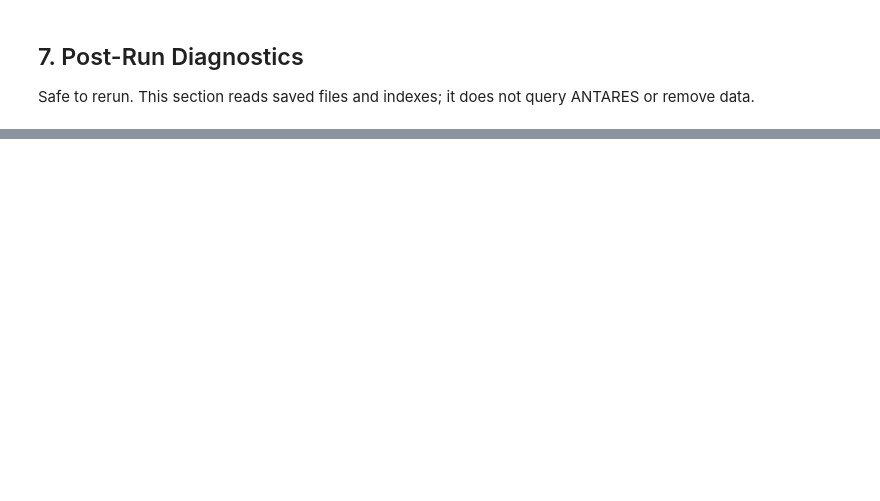
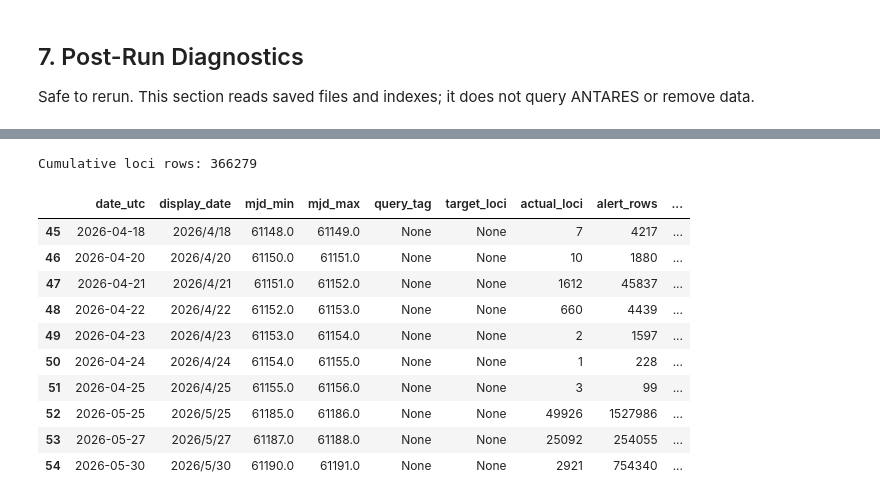
Before and after one commit to darim1151/ANTARES_Analysis, a Jupyter notebook: notebooks/historical_backfill.ipynb, the cells around one changed output, grey strips where cells are left out. Drawn from its saved outputs; the diff is of its cells as text; code cells hidden in the pictures; blank space fills up the shorter version.

```diff
--- a/notebooks/historical_backfill.ipynb
+++ b/notebooks/historical_backfill.ipynb
@@ -56,8 +60,8 @@ Change this cell for the nights you want to backfill. MJD windows are half-open:
 # %%
 # Change these two values for the historical range you want to backfill.
 # The notebook processes one full MJD day at a time.
-MJD_START = 61103.0
-MJD_STOP = 61104.0
+MJD_START = 61158.0
+MJD_STOP = 61159.0
 
 # Keep True for normal use. Existing complete nightly partitions are loaded instead of re-queried.
 RESUME_EXISTING_NIGHT = True
@@ -574,0 +662,28 @@ print("\nDiagnostics passed.")
+# %%
+from pathlib import Path
+import sys
+
+PROJECT_ROOT = Path("/home/mdarim/notebooks/ANTARES_Analysis")
+if str(PROJECT_ROOT) not in sys.path:
+    sys.path.insert(0, str(PROJECT_ROOT))
+
+from src import history
+
+DATA_ROOT = Path("/home/ivezic/AntaresAlerts/ANTARES_Analysis_Data")
+loci_index, nightly_summary = history.update_cumulative_indexes(DATA_ROOT)
+
+print("Cumulative loci rows:", len(loci_index))
+display(nightly_summary.tail(10))
+# %% [output]
+Cumulative loci rows: 366279
+|  | date_utc | display_date | mjd_min | mjd_max | query_tag | target_loci | actual_loci | alert_rows | ... |
+| 45 | 2026-04-18 | 2026/4/18 | 61148.0 | 61149.0 | None | None | 7 | 4217 | ... |
+| 46 | 2026-04-20 | 2026/4/20 | 61150.0 | 61151.0 | None | None | 10 | 1880 | ... |
+| 47 | 2026-04-21 | 2026/4/21 | 61151.0 | 61152.0 | None | None | 1612 | 45837 | ... |
+| 48 | 2026-04-22 | 2026/4/22 | 61152.0 | 61153.0 | None | None | 660 | 4439 | ... |
+| 49 | 2026-04-23 | 2026/4/23 | 61153.0 | 61154.0 | None | None | 2 | 1597 | ... |
+| 50 | 2026-04-24 | 2026/4/24 | 61154.0 | 61155.0 | None | None | 1 | 228 | ... |
+| 51 | 2026-04-25 | 2026/4/25 | 61155.0 | 61156.0 | None | None | 3 | 99 | ... |
+| 52 | 2026-05-25 | 2026/5/25 | 61185.0 | 61186.0 | None | None | 49926 | 1527986 | ... |
+| 53 | 2026-05-27 | 2026/5/27 | 61187.0 | 61188.0 | None | None | 25092 | 254055 | ... |
+| 54 | 2026-05-30 | 2026/5/30 | 61190.0 | 61191.0 | None | None | 2921 | 754340 | ... |
```
Also changed, not shown: parts of 6 cells of this notebook, 3 other files.
